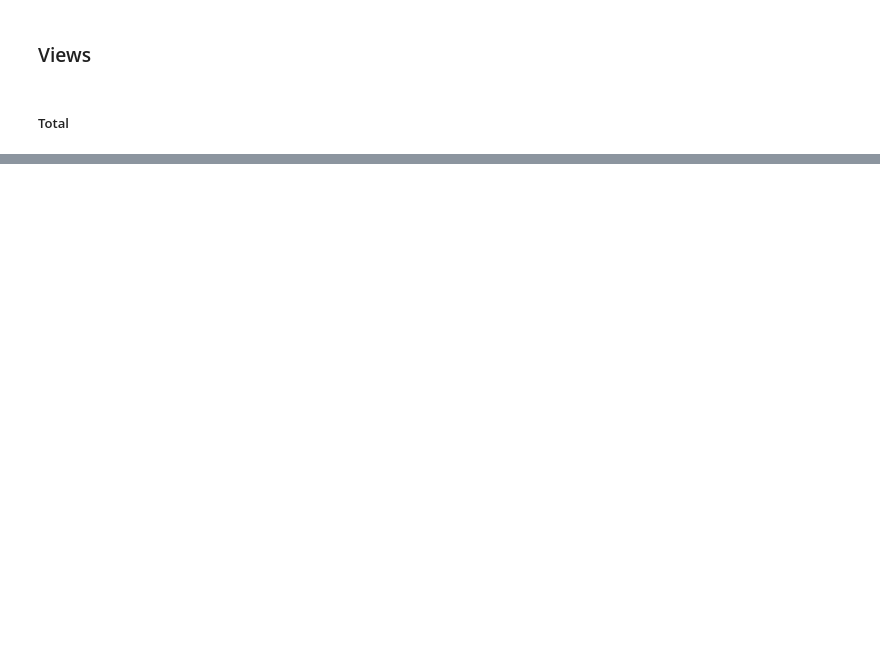
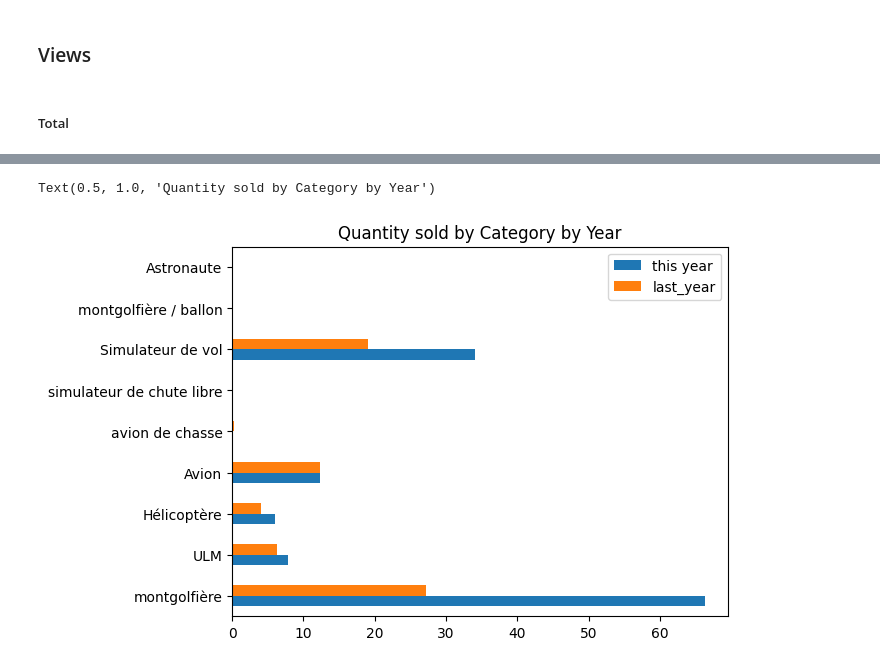
Before and after one commit to Alhuin/SmartBoxAnalysis, a Jupyter notebook: SmartBoxAnalysis.ipynb, the cells around one changed output, grey strips where cells are left out. Drawn from its saved outputs; the diff is of its cells as text; code cells hidden in the pictures; blank space fills up the shorter version.

```diff
--- a/SmartBoxAnalysis.ipynb
+++ b/SmartBoxAnalysis.ipynb
@@ -135,0 +149,10 @@ print(f'- {format(last_year_views * 100 / year_views, ".2f")}% d\'évolution des
+# %%
+quantity_by_category = sales.groupby("Category")["Quantity"].mean()
+quantity_by_category_last_year = sales.groupby("Category")["Quantity Last Year"].mean()
+categories = sales["Category"].unique()
+df = pd.DataFrame({"this year": quantity_by_category, "last_year":quantity_by_category_last_year}, index=categories)
+ax = df.plot.barh()
+ax.set_title("Quantity sold by Category by Year")
+# %% [output]
+Text(0.5, 1.0, 'Quantity sold by Category by Year')
+[figure, added]
```
Also changed, not shown: parts of 5 cells of this notebook.
